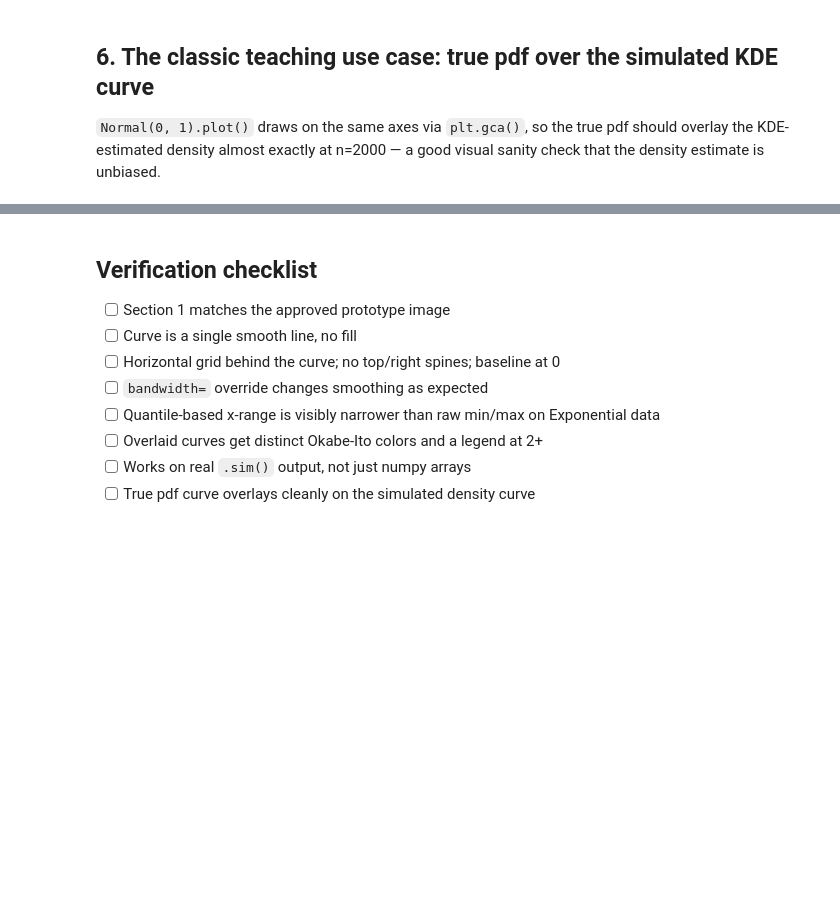
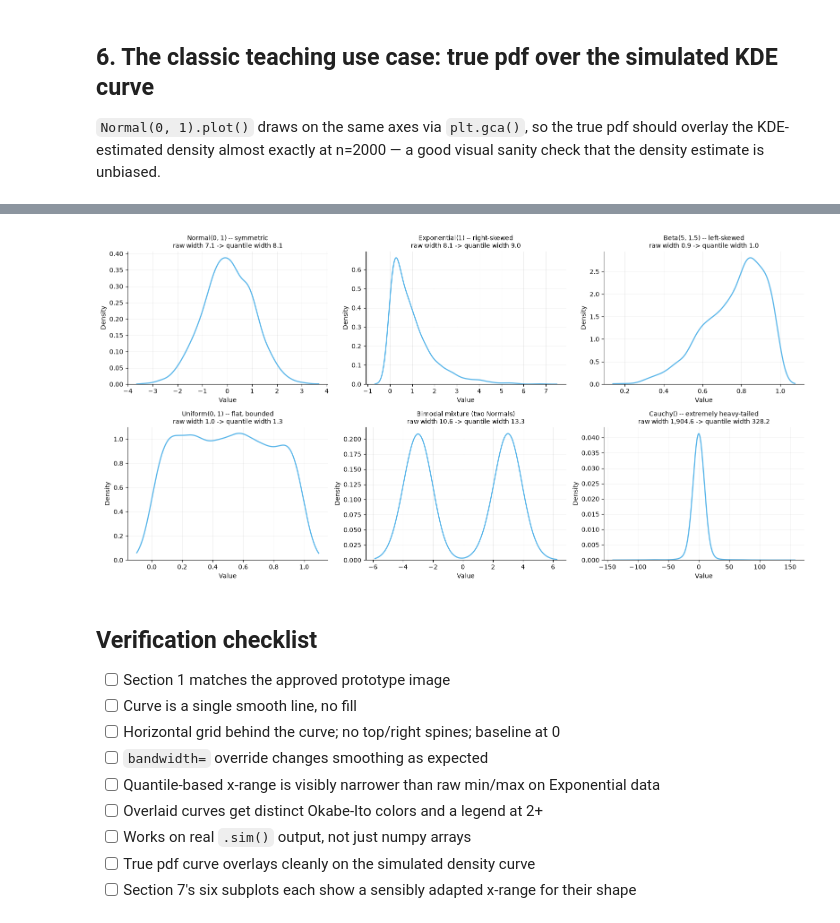
Before and after one commit to calpoly-symbulate/symbulate, a Jupyter notebook: team/new_graphics/new_graphics_demos/density_demo.ipynb, the cells around one changed output, grey strips where cells are left out. Cells and saved outputs as stored; diff of their text form; code cells hidden in the pictures; blank space fills up the shorter version.

Commit message:
Team: testing density for more than normal dists

```diff
--- a/team/new_graphics/new_graphics_demos/density_demo.ipynb
+++ b/team/new_graphics/new_graphics_demos/density_demo.ipynb
@@ -167,3 +187,33 @@ plt.show()
+# %%
+from symbulate import RV, Normal, Exponential, Beta, Uniform, Cauchy
+
+plt.style.use(STYLE_PATH)  # re-apply: RV(...).sim() resets the color cycle to tab10
+
+shapes = [
+    ("Normal(0, 1) -- symmetric", np.asarray(RV(Normal(0, 1)).sim(2000).results)),
+    ("Exponential(1) -- right-skewed", np.asarray(RV(Exponential(1)).sim(2000).results)),
+    ("Beta(5, 1.5) -- left-skewed", np.asarray(RV(Beta(5, 1.5)).sim(2000).results)),
+    ("Uniform(0, 1) -- flat, bounded", np.asarray(RV(Uniform(0, 1)).sim(2000).results)),
+    (
+        "Bimodal mixture (two Normals)",
+        np.concatenate([rng.normal(-3, 0.7, 1000), rng.normal(3, 0.7, 1000)]),
+    ),
+    ("Cauchy() -- extremely heavy-tailed", np.asarray(RV(Cauchy()).sim(2000).results)),
+]
+
+fig, axes = plt.subplots(2, 3, figsize=(16, 8))
+for ax, (name, data) in zip(axes.flat, shapes):
+    raw_width = data.max() - data.min()
+    make_density(data, ax, "#56B4E9")
+    qmin, qmax = ax.get_xlim()
+    q_width = qmax - qmin
+    title = name + chr(10) + f"raw width {raw_width:,.1f} -> quantile width {q_width:,.1f}"
+    ax.set_title(title, fontsize=10)
+
+plt.tight_layout()
+plt.show()
+# %% [output]
+[figure, added]
 # %% [markdown]
 ## Verification checklist
 
@@ -175,3 +225,4 @@ plt.show()
 - [ ] Overlaid curves get distinct Okabe-Ito colors and a legend at 2+
 - [ ] Works on real `.sim()` output, not just numpy arrays
 - [ ] True pdf curve overlays cleanly on the simulated density curve
+- [ ] Section 7's six subplots each show a sensibly adapted x-range for their shape
```
Also changed, not shown: parts of 3 cells of this notebook.
